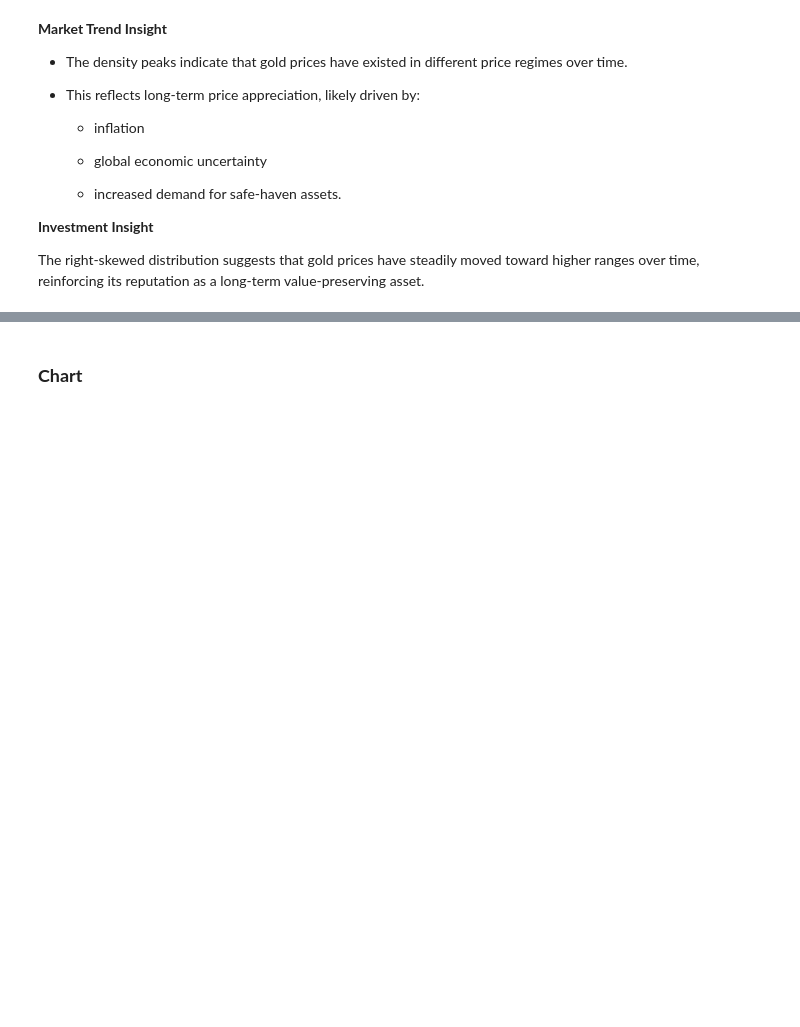
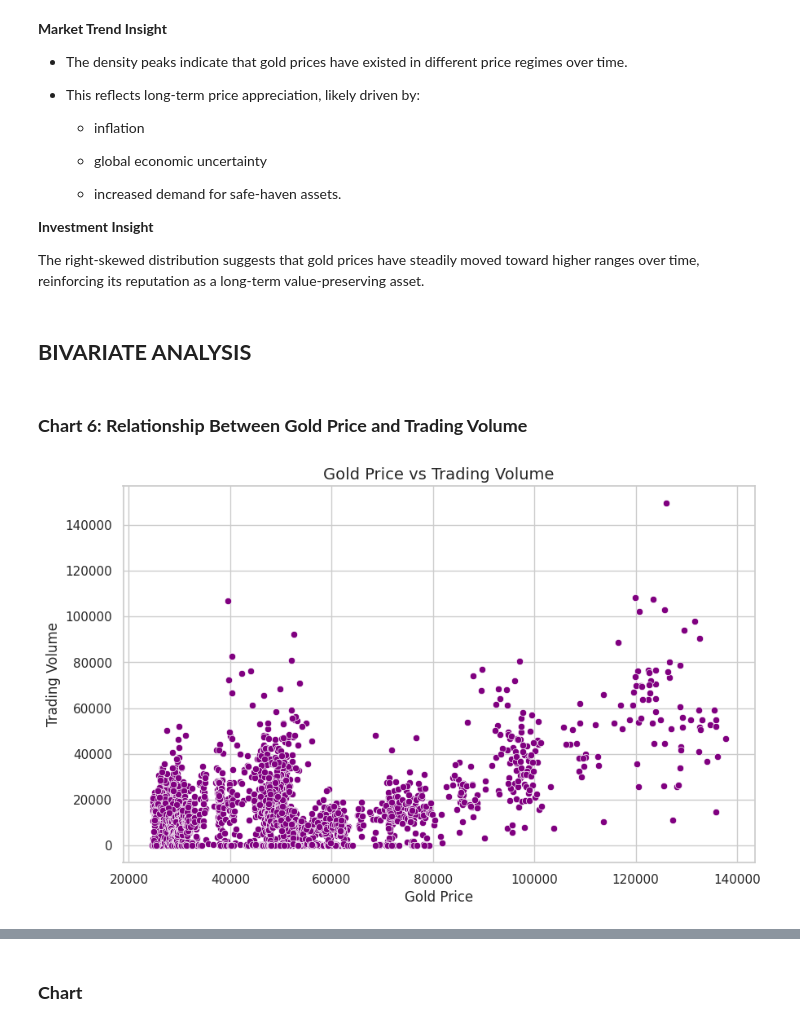
Before and after one commit to Sagarjain93/Machine-Learning-Portfolio, a Jupyter notebook: 03_ML_Practice/Gold_Price_Prediction_Forecasting/03_notebook/02_eda.ipynb, the cells around one changed output, grey strips where cells are left out. Cells and saved outputs as stored; diff of their text form; code cells hidden in the pictures; blank space fills up the shorter version.

```diff
--- a/03_ML_Practice/Gold_Price_Prediction_Forecasting/03_notebook/02_eda.ipynb
+++ b/03_ML_Practice/Gold_Price_Prediction_Forecasting/03_notebook/02_eda.ipynb
@@ -673,3 +673,27 @@ From the density curve we observe:
 **Investment Insight**
 
 The right-skewed distribution suggests that gold prices have steadily moved toward higher ranges over time, reinforcing its reputation as a long-term value-preserving asset.
+# %% [markdown]
+## **BIVARIATE ANALYSIS**
+# %% [markdown]
+### **Chart 6: Relationship Between Gold Price and Trading Volume**
+# %%
+# Chart 6: Relationship Between Gold Price and Trading Volume
+
+# This scatter plot helps analyze the relationship between gold prices and trading volume.
+# It helps identify whether higher prices lead to higher trading activity.
+
+plt.figure(figsize=(10,6))  # Set figure size
+
+# Scatter plot to visualize relationship between Price and Volume
+sns.scatterplot(x=df["Price"], y=df["Volume"], color="purple")
+
+# Chart title and labels
+plt.title("Gold Price vs Trading Volume", fontsize=14)
+plt.xlabel("Gold Price")
+plt.ylabel("Trading Volume")
+
+# Display chart
+plt.show()
+# %% [output]
+[figure, added]
```
Also changed, not shown: parts of 59 cells of this notebook.
